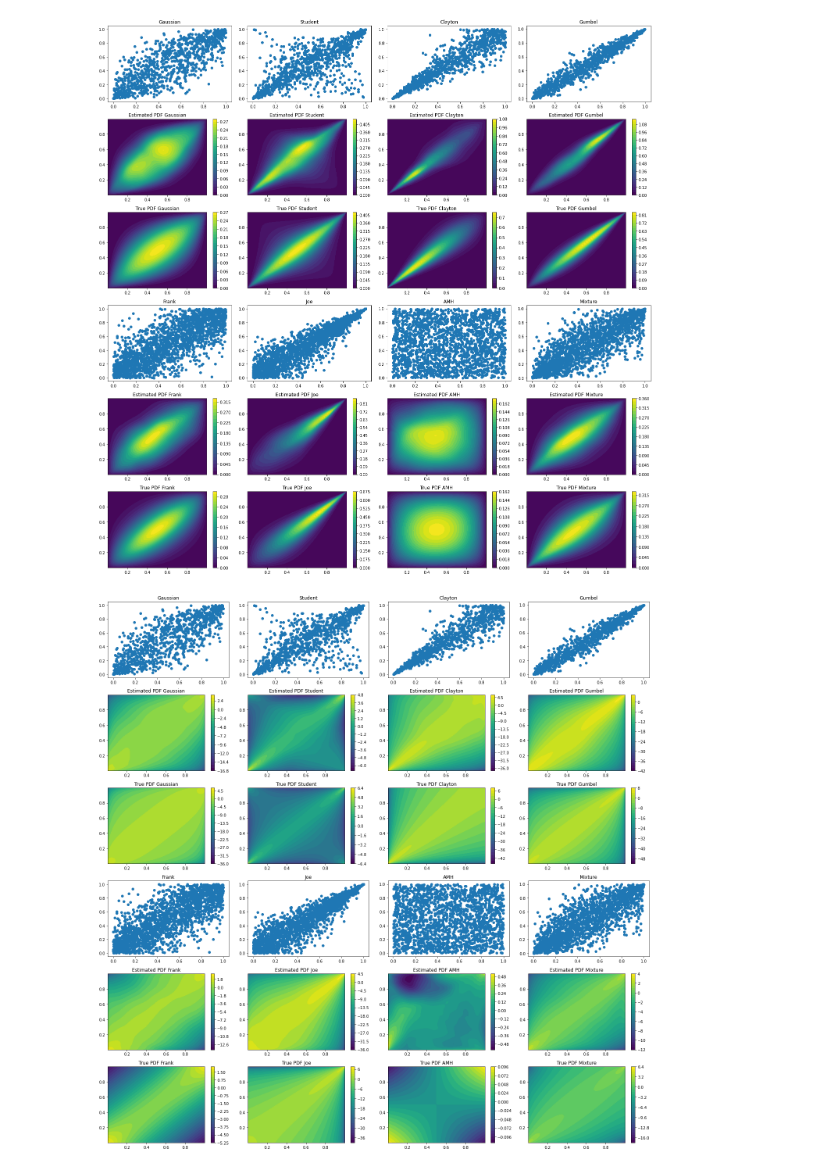
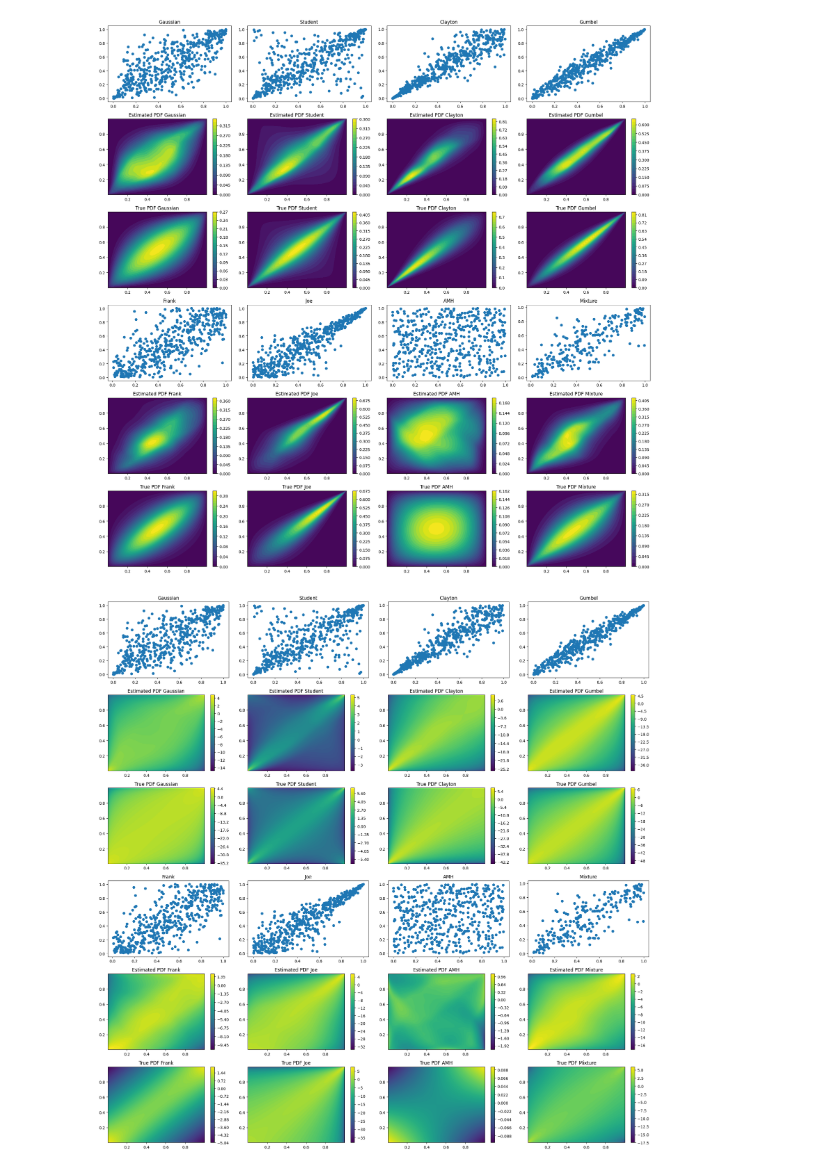
Before and after one commit to Huk-David/Ratio-Copula, a Jupyter notebook: Copula by Ratio Estimation/Parametric_examples.ipynb, the cells around one changed output. Drawn from its saved outputs; the diff is of its cells as text; code cells hidden in the pictures.

```diff
--- a/Copula by Ratio Estimation/Parametric_examples.ipynb
+++ b/Copula by Ratio Estimation/Parametric_examples.ipynb
@@ -12,7 +12,7 @@ import pycop
 from pycop import simulation
 # %%
 n = 2 # dimension
-m = 1000 # sample size
+m = 500 # sample size
 
 corrMatrix = np.array([[1, 0.8], [0.8, 1]])
 
@@ -37,7 +37,7 @@ u1BB1, u2BB1 = simulation.simu_BB1('BB1', n, m, theta=3)
 u1BB2, u2BB2 = simulation.simu_BB2('BB2', n, m, theta=3)
 '''
 n = 2
-m = 2000
+m = 250
 
 combination = [
     {"type": "clayton", "weight": 1/3, "theta": 3},
@@ -79,13 +79,14 @@ plt.show()
 # train ratio copula
 ratios = []
 
-q_data = np.random.randn(1000,2)
+
 
 for i in tqdm(range(len(data_u1_u2))):
     u1, u2 = data_u1_u2[i]
     z1, z2 = scipy.stats.norm.ppf(u1), scipy.stats.norm.ppf(u2)
     p_data = np.column_stack((z1, z2))
     p_data = np.nan_to_num(p_data, nan=0, posinf=0, neginf=0)
+    q_data = np.random.randn(50000,2)
     ratio = Ratio(h_dim=100, in_dim=2, h_layers=2)
 
     optimizer = torch.optim.Adam(ratio.parameters(), lr= 0.002)
@@ -276,7 +277,7 @@ for i in range(4):
 plt.tight_layout()
 plt.show()
 # %% [output]
-[figure, old version]
+[figure, new version]
 # %%
 # Modify the contour plot sections to include colorbars
 fig, axs = plt.subplots(6, 4, figsize=(20, 20))
@@ -317,36 +318,37 @@ gauss = scipy.stats.norm.pdf(x) * scipy.stats.norm.pdf(y)
 titles_estimated = ['Estimated PDF Gaussian', 'Estimated PDF Student', 'Estimated PDF Clayton', 'Estimated PDF Gumbel']
 titles_true = ['True PDF Gaussian', 'True PDF Student', 'True PDF Clayton', 'True PDF Gumbel']
 
+lvl=100
 
 for i in range(4):
     r = ratios[i](z.float()).detach().numpy()  # Adjust index as needed
     Z = np.log(r.reshape(100, 100)) #* gauss
-    contour = axs[1, i].contourf(scipy.stats.norm.cdf(x), scipy.stats.norm.cdf(y), Z, levels=30)
+    contour = axs[1, i].contourf(scipy.stats.norm.cdf(x), scipy.stats.norm.cdf(y), Z, levels=lvl)
     fig.colorbar(contour, ax=axs[1, i])
     axs[1, i].set_title(titles_estimated[i])
 
 for i in range(4):
     r = [cop_row2[i].get_pdf(scipy.stats.norm.cdf(z[k_,0].numpy()), scipy.stats.norm.cdf(z[k_,1].numpy()),cop_row2_params[i]) for k_ in range(len(z))]
     Z = np.log(np.array(r)).reshape(100, 100) #* gauss
-    contour = axs[2, i].contourf(scipy.stats.norm.cdf(x), scipy.stats.norm.cdf(y), Z, levels=30)
+    contour = axs[2, i].contourf(scipy.stats.norm.cdf(x), scipy.stats.norm.cdf(y), Z, levels=lvl)
     fig.colorbar(contour, ax=axs[2, i])
     axs[2, i].set_title(titles_true[i])
 
 for i in range(4, 8):
     r = ratios[i](z.float()).detach().numpy()
     Z = np.log(r.reshape(100, 100)) #* gauss
-    contour = axs[4, i-4].contourf(scipy.stats.norm.cdf(x), scipy.stats.norm.cdf(y), Z, levels=30)
+    contour = axs[4, i-4].contourf(scipy.stats.norm.cdf(x), scipy.stats.norm.cdf(y), Z, levels=lvl)
     fig.colorbar(contour, ax=axs[4, i-4])
     axs[4, i-4].set_title(titles_estimated_2[i-4])
 
 for i in range(4):
     r = [cop_row4[i].get_pdf(scipy.stats.norm.cdf(z[k_,0].numpy()), scipy.stats.norm.cdf(z[k_,1].numpy()),cop_row4_params[i]) for k_ in range(len(z))]
     Z = np.log(np.array(r)).reshape(100, 100) #* gauss
-    contour = axs[5, i].contourf(scipy.stats.norm.cdf(x), scipy.stats.norm.cdf(y), Z, levels=30)
+    contour = axs[5, i].contourf(scipy.stats.norm.cdf(x), scipy.stats.norm.cdf(y), Z, levels=lvl)
     fig.colorbar(contour, ax=axs[5, i])
     axs[5, i].set_title(titles_true_2[i])
 
 plt.tight_layout()
 plt.show()
 # %% [output]
-[figure, old version]
+[figure, new version]
```
Also changed, not shown: parts of 3 cells of this notebook.
